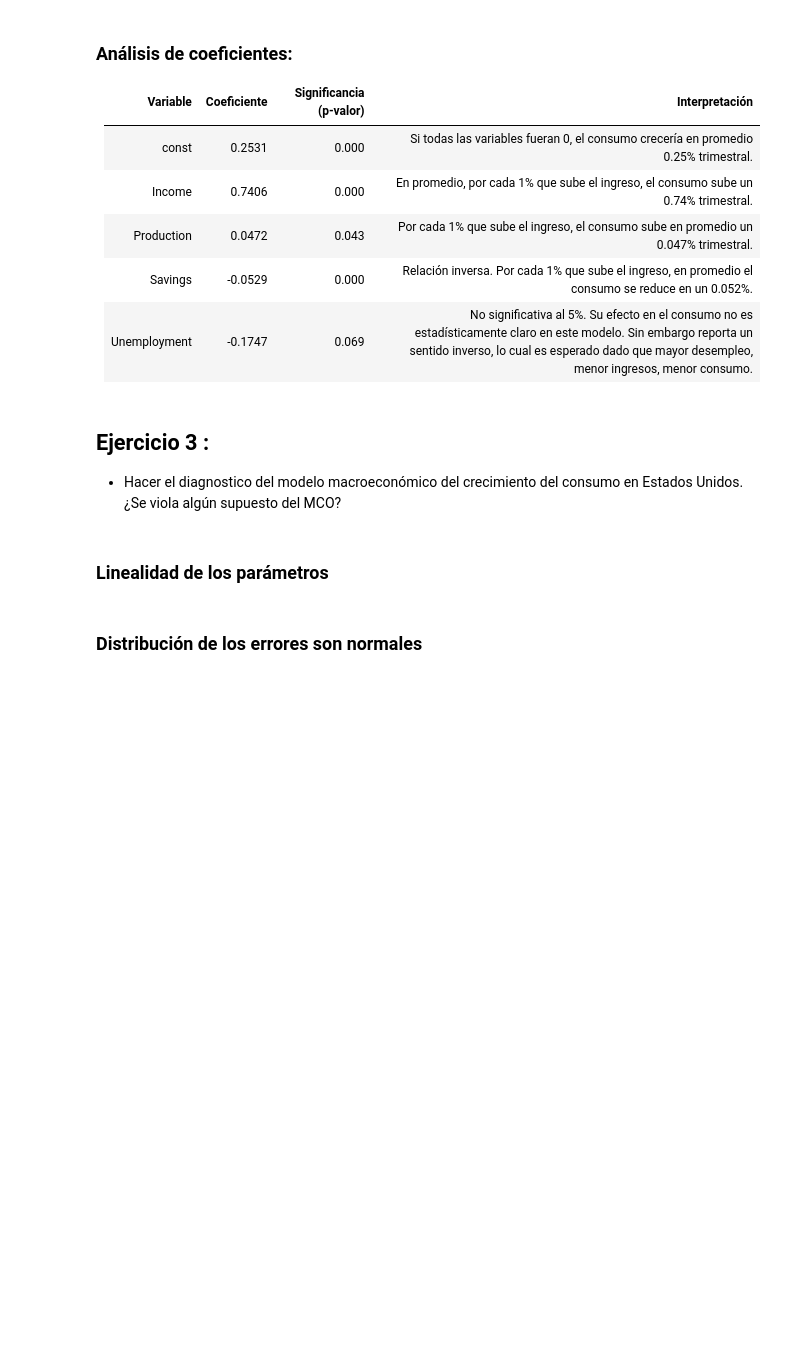
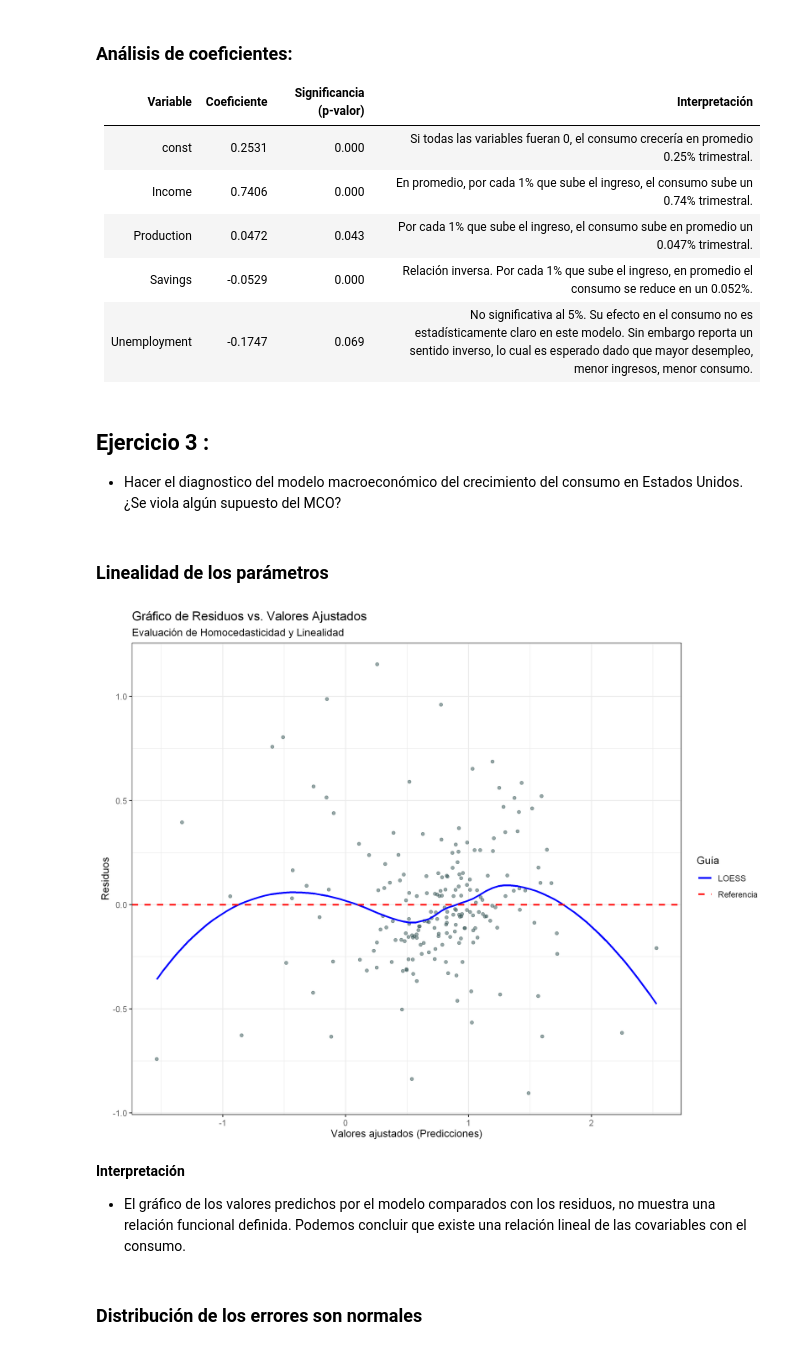
Before and after one commit to fersalme/regresion-lineal-series-tiempo, a Jupyter notebook: 02-fundamentos-regresion-modelos-estocasticos/02-ejercicios-R.ipynb, the cells around one changed output. Drawn from its saved outputs; the diff is of its cells as text; code cells hidden in the pictures; blank space fills up the shorter version.

```diff
--- a/02-fundamentos-regresion-modelos-estocasticos/02-ejercicios-R.ipynb
+++ b/02-fundamentos-regresion-modelos-estocasticos/02-ejercicios-R.ipynb
@@ -157,5 +142,38 @@ F-statistic:   160 on 4 and 193 DF, p-value: < 2.22e-16
 - Hacer el diagnostico del modelo macroeconómico del crecimiento del consumo en Estados Unidos. ¿Se viola algún supuesto del MCO?
 # %% [markdown]
 ### Linealidad de los parámetros
+# %%
+fit |>
+  augment() |>
+  ggplot(aes(x = .fitted, y = .resid)) +
+  geom_point(alpha = 0.5, color = "darkslategrey") +
+  # Línea LOESS para detectar patrones no lineales
+  geom_smooth(
+    aes(color = "LOESS"),
+    method = "loess",
+    formula = "y ~ x",
+    se = FALSE,
+    linewidth = 1
+  ) +
+  # Línea de referencia en cero
+  geom_hline(
+    aes(yintercept = 0, color = "Referencia"),
+    linetype = "dashed",
+    linewidth = 0.8
+  ) +
+  scale_color_manual(values = c("LOESS" = "blue", "Referencia" = "red")) +
+  labs(
+    title = "Gráfico de Residuos vs. Valores Ajustados",
+    subtitle = "Evaluación de Homocedasticidad y Linealidad",
+    x = "Valores ajustados (Predicciones)",
+    y = "Residuos",
+    color = "Guía"
+  )
+# %% [output]
+[figure, added]
+# %% [markdown]
+**Interpretación**
+
+- El gráfico de los valores predichos por el modelo comparados con los residuos, no muestra una relación funcional definida. Podemos concluir que existe una relación lineal de las covariables con el consumo.
 # %% [markdown]
 ### Distribución de los errores son normales
```
Also changed, not shown: parts of 5 cells of this notebook, 5 other files.
